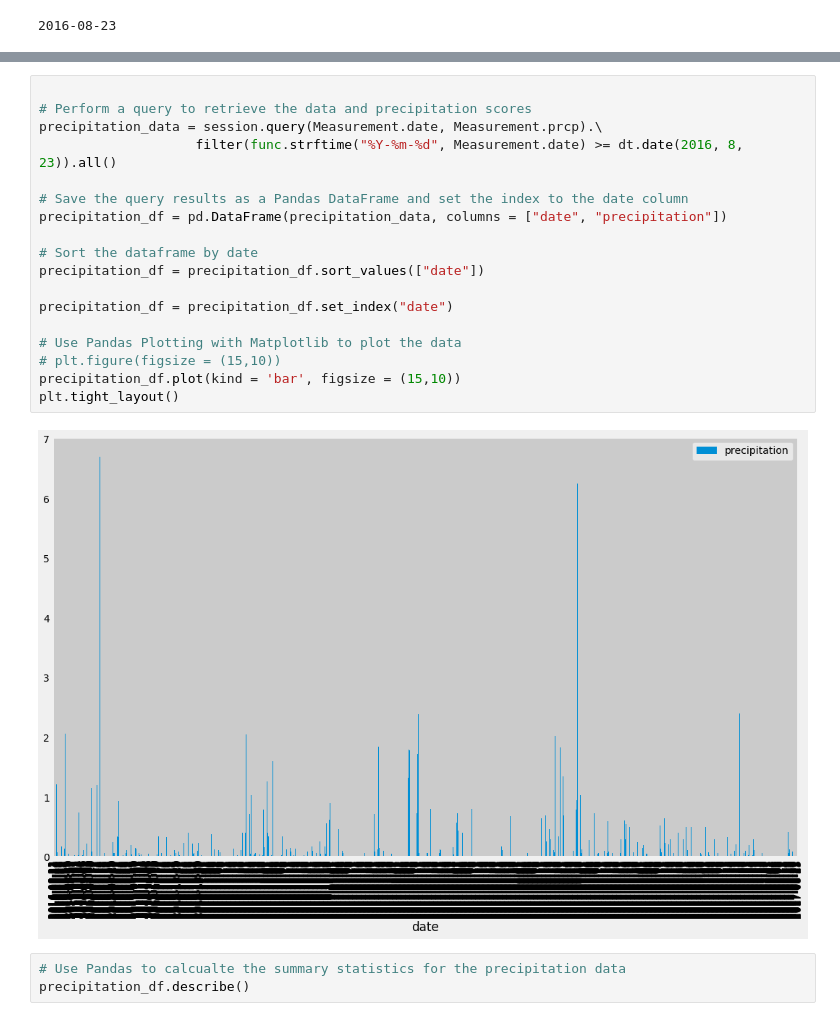
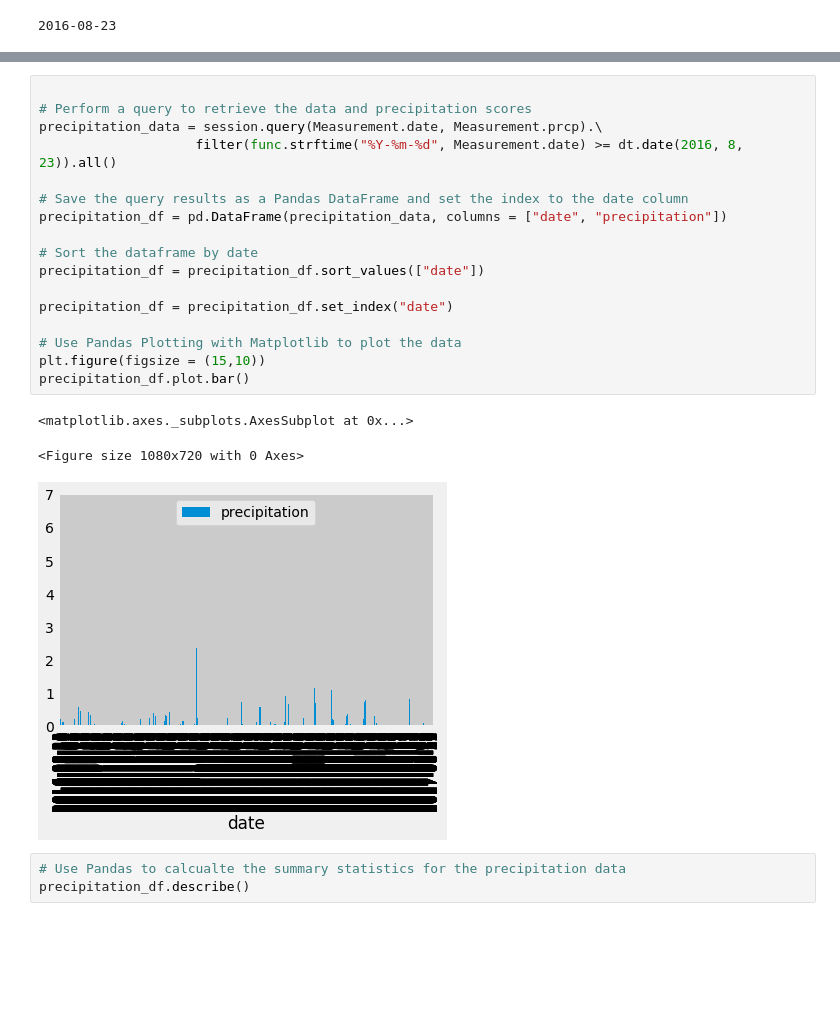
Before and after one commit to UoT-Bootcamp/SQLAlchemy-challenge, a Jupyter notebook: climate_starter.ipynb, the cells around one changed output, grey strips where cells are left out. Cells and saved outputs as stored; diff of their text form; blank space fills up the shorter version.

```diff
--- a/climate_starter.ipynb
+++ b/climate_starter.ipynb
@@ -116,23 +96,24 @@ grid(b=None, which='major', axis='both', **kwargs)
 # %%
 
 # Perform a query to retrieve the data and precipitation scores
 precipitation_data = session.query(Measurement.date, Measurement.prcp).\
                     filter(func.strftime("%Y-%m-%d", Measurement.date) >= dt.date(2016, 8, 23)).all()
 
 # Save the query results as a Pandas DataFrame and set the index to the date column
 precipitation_df = pd.DataFrame(precipitation_data, columns = ["date", "precipitation"])
 
 # Sort the dataframe by date
 precipitation_df = precipitation_df.sort_values(["date"])
 
 precipitation_df = precipitation_df.set_index("date")
 
 # Use Pandas Plotting with Matplotlib to plot the data
-# plt.figure(figsize = (15,10))
-precipitation_df.plot(kind = 'bar', figsize = (15,10))
-plt.tight_layout()
+plt.figure(figsize = (15,10))
+precipitation_df.plot.bar()
 # %% [output]
+<matplotlib.axes._subplots.AxesSubplot at 0x...>
+<Figure size 1080x720 with 0 Axes>
-[figure, old version]
+[figure, new version]
 # %%
 # Use Pandas to calcualte the summary statistics for the precipitation data
 precipitation_df.describe()
```
Also changed, not shown: parts of 9 cells of this notebook.
